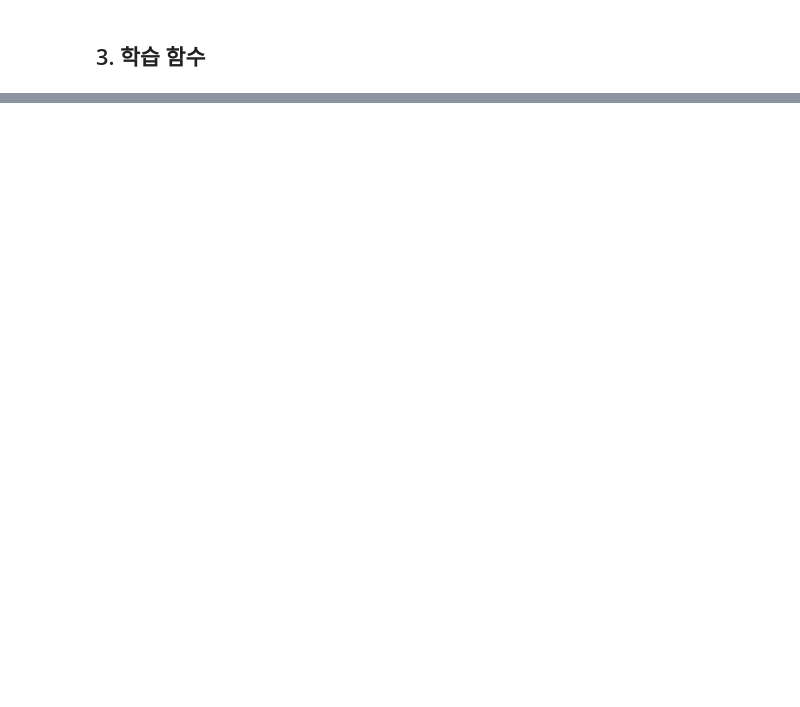
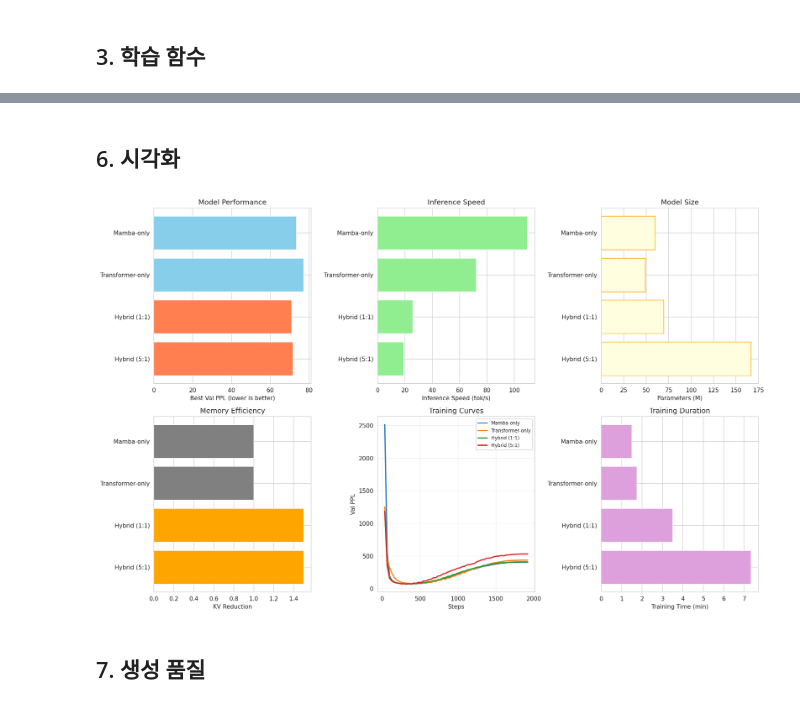
Before and after one commit to leadbreak/study, a Jupyter notebook: algorithm/14.hymba/02.Hymba_Ablation_Study.ipynb, the cells around one changed output, grey strips where cells are left out. Drawn from its saved outputs; the diff is of its cells as text; code cells hidden in the pictures; blank space fills up the shorter version.

```diff
--- a/algorithm/14.hymba/02.Hymba_Ablation_Study.ipynb
+++ b/algorithm/14.hymba/02.Hymba_Ablation_Study.ipynb
@@ -1808,0 +366,15 @@ Saved: ./results/detailed_metrics.txt
+# %%
+df = pd.DataFrame([{
+    'Model': name,
+    'Best PPL': r['best_val_ppl'],
+    'Infer TPS': r['tokens_per_sec'],
+    'Params (M)': r['params'] / 1e6,
+    'KV Reduction': r['kv_reduction'],
+    'Time (min)': r['time_min'],
+} for name, r in results.items()])
+
+print('\n' + '='*80)
+print('Results Summary')
+print('='*80)
+print(df.to_string(index=False))
+print('='*80)
@@ -1808,0 +391,53 @@ Saved: ./results/detailed_metrics.txt
+# %% [markdown]
+## 6. 시각화
+# %%
+fig, axes = plt.subplots(2, 3, figsize=(16, 10))
+
+ax = axes[0, 0]
+colors = ['coral' if 'Hybrid' in m else 'skyblue' for m in df['Model']]
+ax.barh(df['Model'], df['Best PPL'], color=colors)
+ax.set_xlabel('Best Val PPL (lower is better)')
+ax.set_title('Model Performance')
+ax.invert_yaxis()
+
+ax = axes[0, 1]
+ax.barh(df['Model'], df['Infer TPS'], color='lightgreen')
+ax.set_xlabel('Inference Speed (tok/s)')
+ax.set_title('Inference Speed')
+ax.invert_yaxis()
+
+ax = axes[0, 2]
+ax.barh(df['Model'], df['Params (M)'], color='lightyellow', edgecolor='orange')
+ax.set_xlabel('Parameters (M)')
+ax.set_title('Model Size')
+ax.invert_yaxis()
+
+ax = axes[1, 0]
+kv_colors = ['gray' if x == 1.0 else 'orange' for x in df['KV Reduction']]
+ax.barh(df['Model'], df['KV Reduction'], color=kv_colors)
+ax.set_xlabel('KV Reduction')
+ax.set_title('Memory Efficiency')
+ax.invert_yaxis()
+
+ax = axes[1, 1]
+for name, r in results.items():
+    ax.plot(r['history']['step'], r['history']['val_ppl'], label=name, linewidth=2)
+ax.set_xlabel('Steps')
+ax.set_ylabel('Val PPL')
+ax.set_title('Training Curves')
+ax.legend(fontsize=8)
+ax.grid(True, alpha=0.3)
+
+ax = axes[1, 2]
+ax.barh(df['Model'], df['Time (min)'], color='plum')
+ax.set_xlabel('Training Time (min)')
+ax.set_title('Training Duration')
+ax.invert_yaxis()
+
+plt.tight_layout()
+plt.savefig(f'{RESULTS_DIR}/ablation_results.png', dpi=300, bbox_inches='tight')
+plt.show()
+# %% [output]
+[figure, added]
+# %% [markdown]
+## 7. 생성 품질
```
Also changed, not shown: parts of 42 cells of this notebook.
